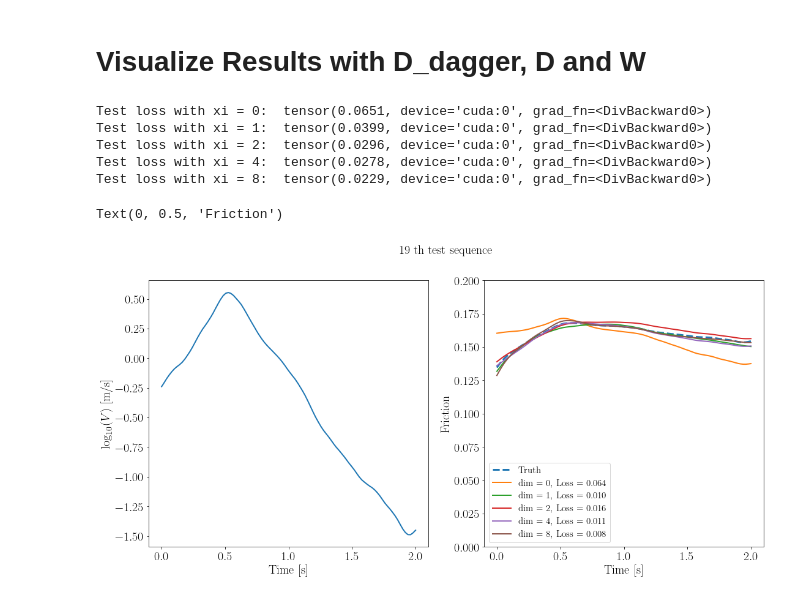
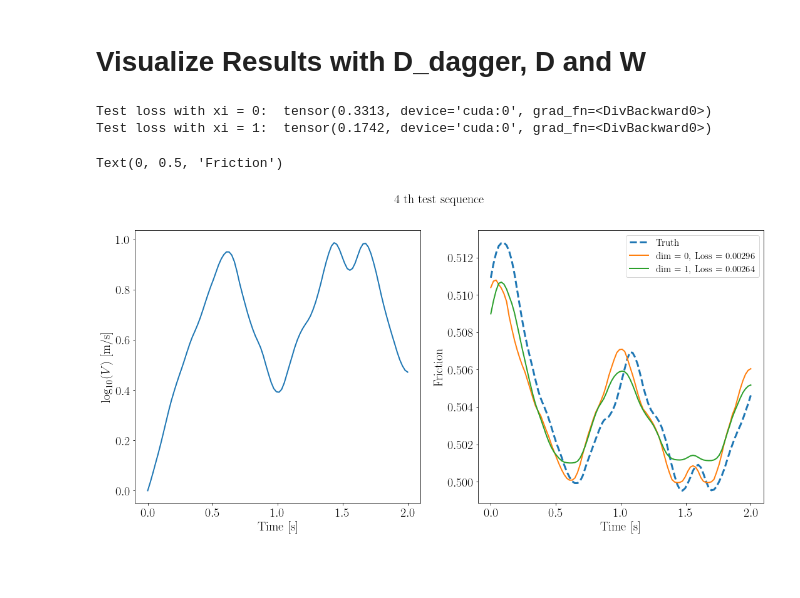
Before and after one commit to Shengduo/RateAndStateWithPotential, a Jupyter notebook: VisualizeResults.ipynb, the cells around one changed output. Saved outputs shown, nothing was run; the diff lists cells and outputs as text; code cells hidden in the pictures; blank space fills up the shorter version.

```diff
--- a/VisualizeResults.ipynb
+++ b/VisualizeResults.ipynb
@@ -34,8 +34,10 @@ Memory allocated:  0.0
 Memory cached:  0.0
 # %%
 # Generate / load data
-dataPrefix = "Trial1108_bigDRS_Burigede"
+# dataPrefix = "Trial1108_bigDRS_Burigede"
 # dataPrefix = "Trial1116_smallDRS_largeA"
+# dataPrefix = "Trial1204_smallDRS_smallA"
+dataPrefix = "Trial1204_smallDRS_Burigede"
 dataFile = "./data/" + dataPrefix + ".pt"
 
 shit = torch.load(dataFile)
@@ -49,10 +51,20 @@ print("Vs.shape: ", Vs.shape)
 print("thetas.shape: ", thetas.shape)
 print("fs.shape: ", fs.shape)
 print("ts.shape: ", ts.shape)
+
+# If there is an offset applied
+manipulateFlag = True
+fOffSet = 0.5109
+scaling_factor = 50.
+
 # Calculate Xs
 Xs = torch.zeros(Vs.shape)
 Xs[:, 1:] = torch.cumulative_trapezoid(Xs, ts)
 print("Xs.shape: ", Xs.shape)
+
+# Scale fOffSet
+if manipulateFlag:
+    fs = (fs - fOffSet) * scaling_factor + fOffSet
 
 # Load dataset
 # Initialize dataloaders
@@ -95,18 +107,16 @@ Xs.shape:  torch.Size([100, 100])
 # Visualize Results with D_dagger, D and W
 # %%
 from FrictionNNModels import PotentialsFricCorrection, Loss, train1Epoch, PP, ReLUSquare, FricCorrection
-dim_xis = [0, 1, 2, 4, 8]
+dim_xis = [0, 1]
+
 # dim_xis = [1, 2, 4, 8]
 models = []
 for idx, dim_xi in enumerate(dim_xis):
-    # model_correction = torch.load('./model/Trial1116_bigDRS_Burigede_dim_xi_{0}_model.pth'.format(dim_xi))
-    # model_correction = torch.load('./model/Trial1116_smallDRS_dim_xi_{0}_model.pth'.format(dim_xi))
-    # model_correction = torch.load('./model/Trial1116_smallDRS_withOffSet_dim_xi_{0}_model.pth'.format(dim_xi))
-    # model_this = torch.load("./model/" + dataPrefix + "_dimXi_" + str(dim_xi) + ".pth")
-    model_this = torch.load("./model/" + dataPrefix + "_dimXi_" + str(dim_xi) + "_FG.pth")
-    # model_this = torch.load("./model/" + dataPrefix + "_dimXi_" + str(dim_xi) + "_withBatchNorm.pth")
+    # model_this = torch.load("./model/" + dataPrefix + "_dimXi_" + str(dim_xi) + "_FG.pth")
+    model_this = torch.load("./model/" + dataPrefix + "_dimXi_" + str(dim_xi) + ".pth")
+
     models.append(model_this)
-    res_corr = train1Epoch(testDataLoader, Loss, model_this, 2, update_weights=False)
+    res_corr = train1Epoch(testDataLoader, Loss, model_this, 2, 0., False)
     print("Test loss with xi = {0}: ".format(dim_xi), res_corr)
 
 # Load models one by one
@@ -129,12 +139,19 @@ this_Xs = this_Xs.to("cpu")
 this_Vs = this_Vs.to("cpu")
 this_ts = this_ts.to("cpu")
 this_fs = this_fs.to("cpu")
+
+# Change the sequences back to their original scaling
+if manipulateFlag:
+    this_fs = (this_fs - fOffSet) / scaling_factor + fOffSet
+    this_f_preds_new = []
+    for this_f_pred in this_f_preds:
+        this_f_pred = (this_f_pred - fOffSet) / scaling_factor + fOffSet
+        this_f_preds_new.append(this_f_pred)
+
+    this_f_preds = [x for x in this_f_preds_new]
 # %% [output]
-Test loss with xi = 0:  tensor(0.0651, device='cuda:0', grad_fn=<DivBackward0>)
-Test loss with xi = 1:  tensor(0.0399, device='cuda:0', grad_fn=<DivBackward0>)
-Test loss with xi = 2:  tensor(0.0296, device='cuda:0', grad_fn=<DivBackward0>)
-Test loss with xi = 4:  tensor(0.0278, device='cuda:0', grad_fn=<DivBackward0>)
-Test loss with xi = 8:  tensor(0.0229, device='cuda:0', grad_fn=<DivBackward0>)
+Test loss with xi = 0:  tensor(0.3313, device='cuda:0', grad_fn=<DivBackward0>)
+Test loss with xi = 1:  tensor(0.1742, device='cuda:0', grad_fn=<DivBackward0>)
 # %%
 from matplotlib import rc
 rc('font',**{'family':'sans-serif','sans-serif':['Helvetica']})
@@ -146,34 +163,34 @@ plt.rc('font', family='serif')
 
 fsize = 20
 
 # Plot a fitted sequence
 def cal_Loss(f, f_targ, t, p=2):
     return torch.pow(
         torch.trapezoid(torch.pow(torch.abs(f - f_targ), p), t) / torch.trapezoid(torch.pow(torch.abs(f_targ), p), t),
         1./ p
     )
 
 idx = torch.randint(len(testDataset), (1, ))[0]
-# idx = 10
+idx = 4
 fig, axs = plt.subplots(1, 2, figsize=(18, 8))
 axs[0].tick_params(axis='both', which='major', labelsize=fsize)
 axs[1].tick_params(axis='both', which='major', labelsize=fsize)
 
 fig.suptitle("{0} th test sequence".format(idx), fontsize=20)
 
 axs[0].plot(this_ts[idx, :], torch.log10(this_Vs[idx, :]), linewidth=2.0)
 axs[0].set_xlabel("Time [s]", fontsize=fsize)
 axs[0].set_ylabel("$\log_{10}(V)$ [m/s]", fontsize=fsize)
 
 axs[1].plot(this_ts[idx, :], this_fs[idx, :], '--', linewidth=3.0, label='Truth')
 
 for dim_xi, this_f_preds_withCorrection in zip(dim_xis, this_f_preds):
     this_loss = cal_Loss(this_f_preds_withCorrection[idx, :], this_fs[idx, :], this_ts[idx, :])
-    axs[1].plot(this_ts[idx, :], this_f_preds_withCorrection[idx, :], linewidth=2.0, label='dim = {0}, Loss = {1:.3f}'.format(dim_xi, this_loss))
+    axs[1].plot(this_ts[idx, :], this_f_preds_withCorrection[idx, :], linewidth=2.0, label='dim = {0}, Loss = {1:.5f}'.format(dim_xi, this_loss))
 axs[1].legend(fontsize=15)
-axs[1].set_ylim(0., 0.2)
+# axs[1].set_ylim(0.3, 0.6)
 axs[1].set_xlabel("Time [s]", fontsize=fsize)
 axs[1].set_ylabel("Friction", fontsize=fsize)
 # %% [output]
 Text(0, 0.5, 'Friction')
-[figure, old version]
+[figure, new version]
```
Also changed, not shown: parts of 5 cells of this notebook, 19 other files.
